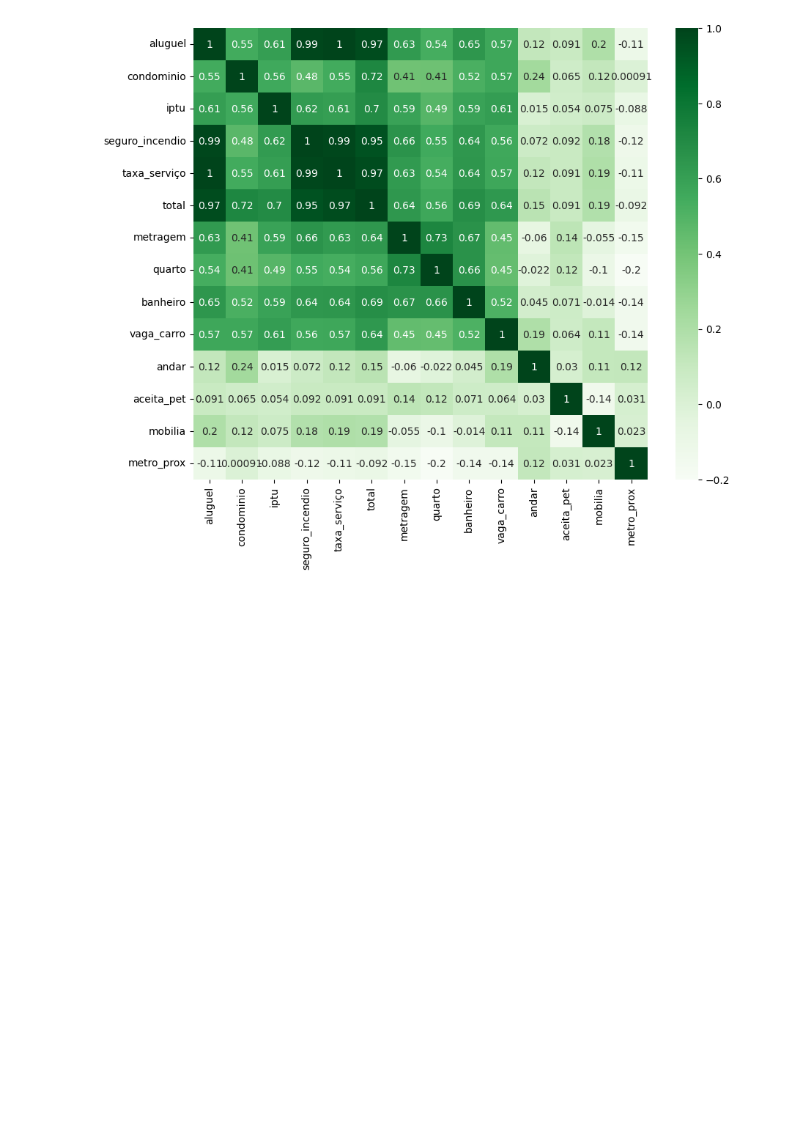
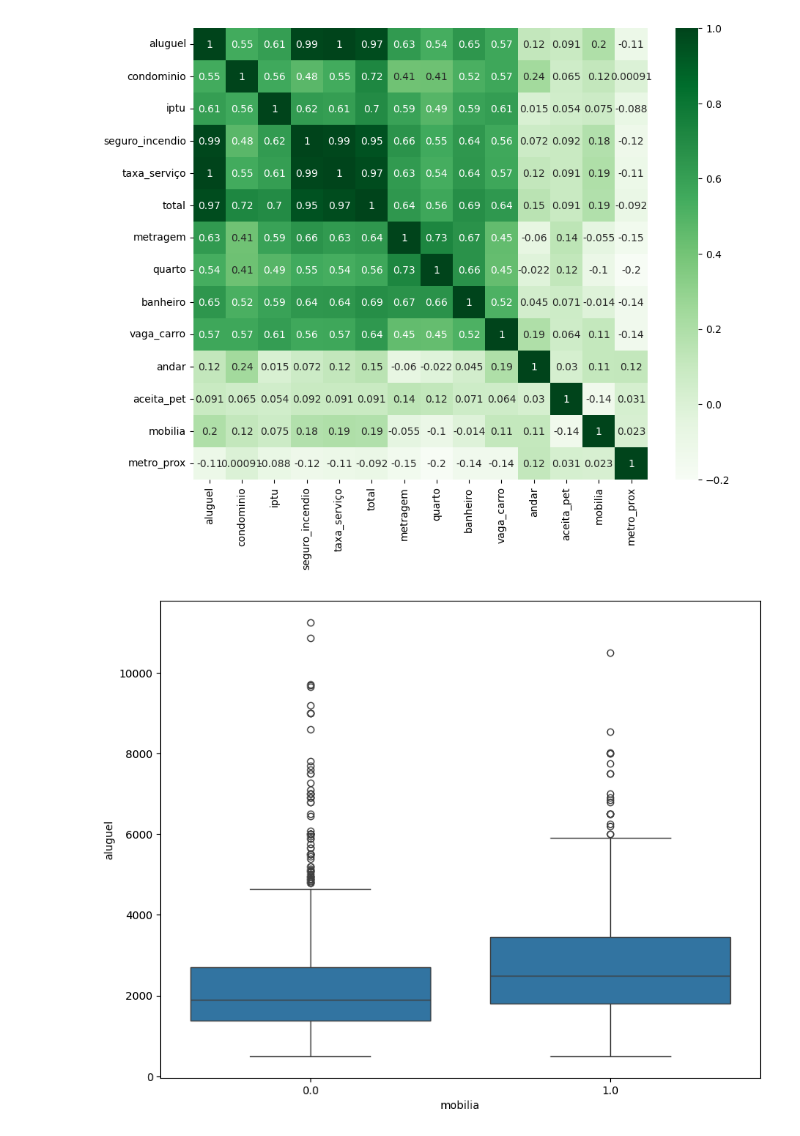
Before and after one commit to abilioepalanga/Market-Value-Predictor-Airbnb, a Jupyter notebook: main.ipynb, the cells around one changed output. Cells and saved outputs as stored; diff of their text form; code cells hidden in the pictures; blank space fills up the shorter version.

Commit message:
Relação de Aluguel com mobilia

```diff
--- a/main.ipynb
+++ b/main.ipynb
@@ -1411,3 +1411,10 @@ sns.heatmap(basemarged[numeric_columns].corr(), annot=True, cmap='Greens')
 plt.show()
 # %% [output]
 [figure]
+# %%
+#Visualizar a coluna aluguel em função da coluna mobilia
+plt.figure(figsize=(10,8))
+sns.boxplot(x='mobilia', y='aluguel', data=basemarged)
+plt.show()
+# %% [output]
+[figure, added]
```
Also changed, not shown: parts of 1 cell of this notebook.
